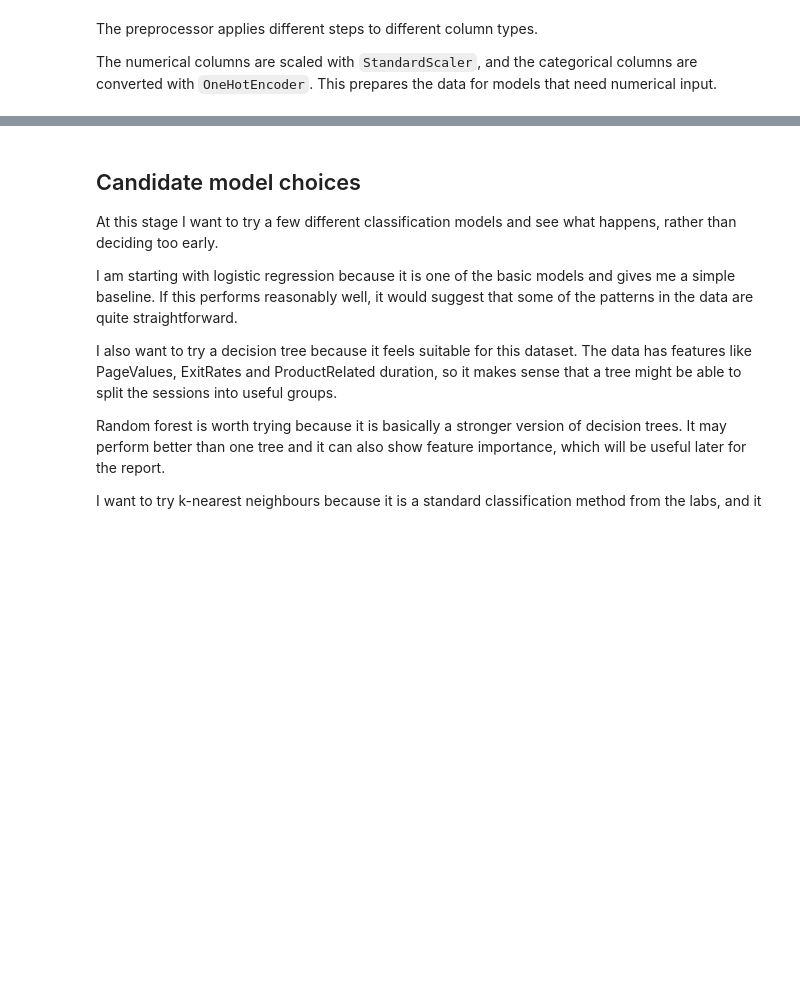
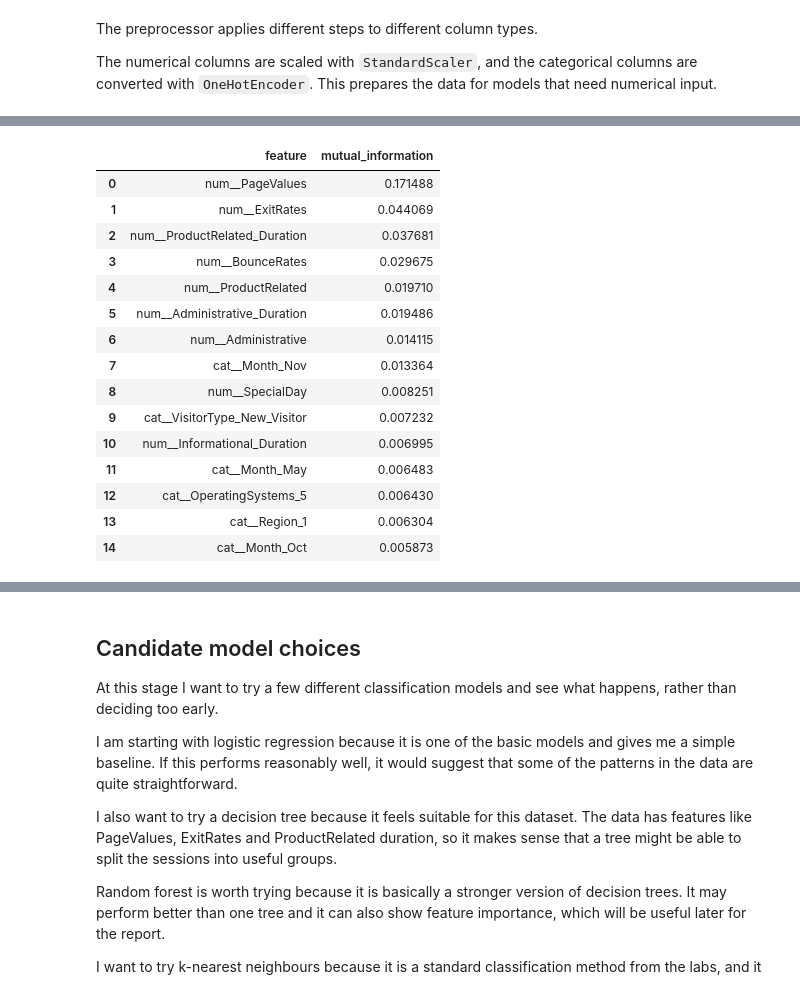
Before and after one commit to tehillabroder/online-purchase-conversion-audit, a Jupyter notebook: notebooks/aml_online_shoppers.ipynb, the cells around one changed output, grey strips where cells are left out. Saved outputs shown, nothing was run; the diff lists cells and outputs as text; code cells hidden in the pictures; blank space fills up the shorter version.

```diff
--- a/notebooks/aml_online_shoppers.ipynb
+++ b/notebooks/aml_online_shoppers.ipynb
@@ -346,0 +399,46 @@ The aim will not be to remove features straight away. Instead, this step will he
+# %%
+from sklearn.base import clone
+from sklearn.feature_selection import mutual_info_classif
+
+# Fit a copy of the preprocessor on the training data only.
+# This avoids using the test set when calculating feature selection scores.
+mi_preprocessor = clone(preprocessor)
+
+X_train_processed = mi_preprocessor.fit_transform(X_train)
+processed_feature_names = mi_preprocessor.get_feature_names_out()
+
+# Mutual information gives a filter-based score for each processed feature.
+# The random_state keeps the score calculation reproducible.
+mi_scores = mutual_info_classif(
+    X_train_processed,
+    y_train,
+    random_state=RANDOM_STATE
+)
+
+mi_scores_df = (
+    pd.DataFrame({
+        "feature": processed_feature_names,
+        "mutual_information": mi_scores
+    })
+    .sort_values(by="mutual_information", ascending=False)
+    .reset_index(drop=True)
+)
+
+mi_scores_df.head(15)
+# %% [output]
+|  | feature | mutual_information |
+| 0 | num__PageValues | 0.171488 |
+| 1 | num__ExitRates | 0.044069 |
+| 2 | num__ProductRelated_Duration | 0.037681 |
+| 3 | num__BounceRates | 0.029675 |
+| 4 | num__ProductRelated | 0.019710 |
+| 5 | num__Administrative_Duration | 0.019486 |
+| 6 | num__Administrative | 0.014115 |
+| 7 | cat__Month_Nov | 0.013364 |
+| 8 | num__SpecialDay | 0.008251 |
+| 9 | cat__VisitorType_New_Visitor | 0.007232 |
+| 10 | num__Informational_Duration | 0.006995 |
+| 11 | cat__Month_May | 0.006483 |
+| 12 | cat__OperatingSystems_5 | 0.006430 |
+| 13 | cat__Region_1 | 0.006304 |
+| 14 | cat__Month_Oct | 0.005873 |
```
Also changed, not shown: parts of 12 cells of this notebook.
